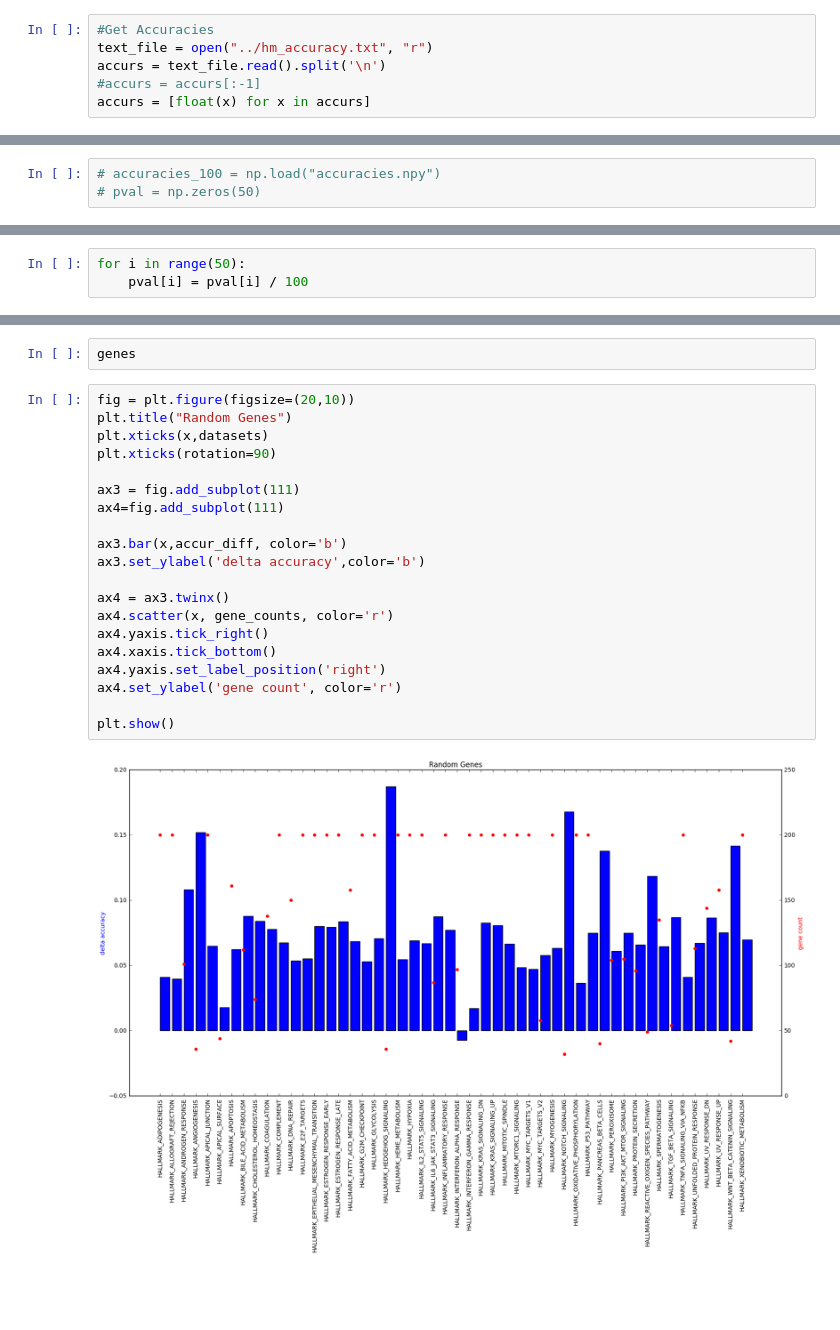
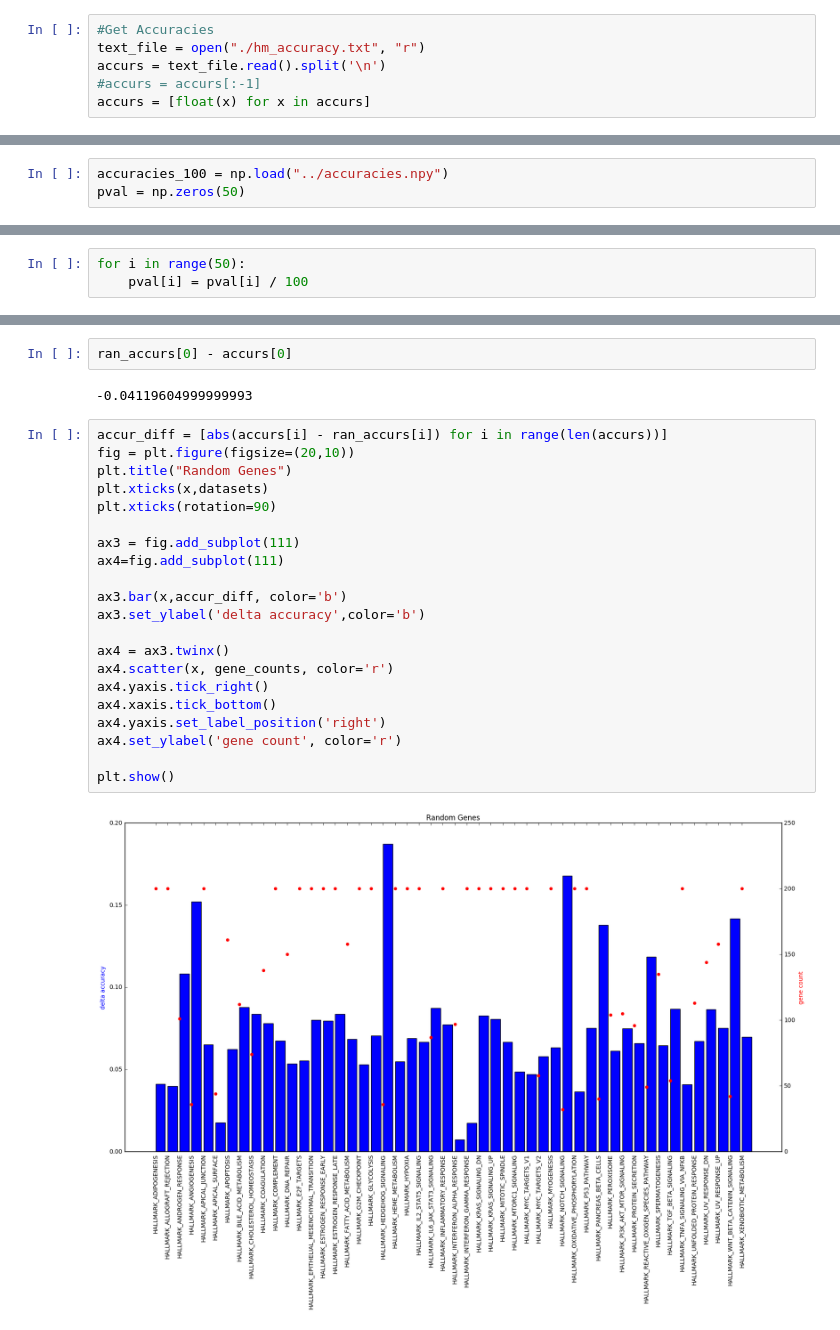
Before and after one commit to SystemsGenetics/gene-oracle, a Jupyter notebook: notebooks/AccuracyPlots.ipynb, the cells around one changed output, grey strips where cells are left out. Saved outputs shown, nothing was run; the diff lists cells and outputs as text; blank space fills up the shorter version.

```diff
--- a/notebooks/AccuracyPlots.ipynb
+++ b/notebooks/AccuracyPlots.ipynb
@@ -8,7 +8,7 @@ import statistics
 from scipy import stats
 # %%
 #Get Accuracies
-text_file = open("../hm_accuracy.txt", "r")
+text_file = open("./hm_accuracy.txt", "r")
 accurs = text_file.read().split('\n')
 #accurs = accurs[:-1]
 accurs = [float(x) for x in accurs]
@@ -90,5 +90,5 @@ statistics.stdev(ran_accurs)
 # %% [output]
 0.05302271610690156
 # %%
-# accuracies_100 = np.load("accuracies.npy")
-# pval = np.zeros(50)
+accuracies_100 = np.load("../accuracies.npy")
+pval = np.zeros(50)
@@ -126,24 +160,27 @@ for i in range(len(pval)):
-# %%
-genes
+# %%
+ran_accurs[0] - accurs[0]
+# %% [output]
+-0.04119604999999993
 # %%
+accur_diff = [abs(accurs[i] - ran_accurs[i]) for i in range(len(accurs))]
 fig = plt.figure(figsize=(20,10))
 plt.title("Random Genes")
 plt.xticks(x,datasets)
 plt.xticks(rotation=90)
 
 ax3 = fig.add_subplot(111)
 ax4=fig.add_subplot(111)
 
 ax3.bar(x,accur_diff, color='b')
 ax3.set_ylabel('delta accuracy',color='b')
 
 ax4 = ax3.twinx()
 ax4.scatter(x, gene_counts, color='r')
 ax4.yaxis.tick_right()
 ax4.xaxis.tick_bottom()
 ax4.yaxis.set_label_position('right')
 ax4.set_ylabel('gene count', color='r')
 
 plt.show()
 # %% [output]
-[figure, old version]
+[figure, new version]
```
Also changed, not shown: parts of 7 cells of this notebook.
